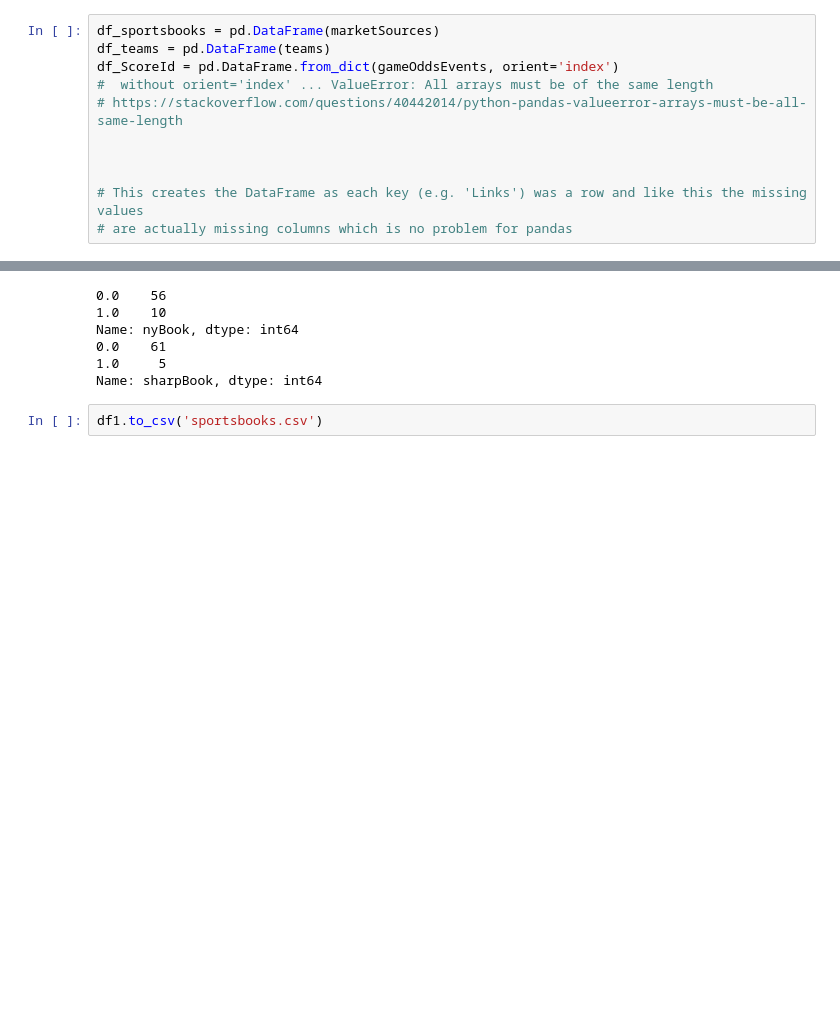
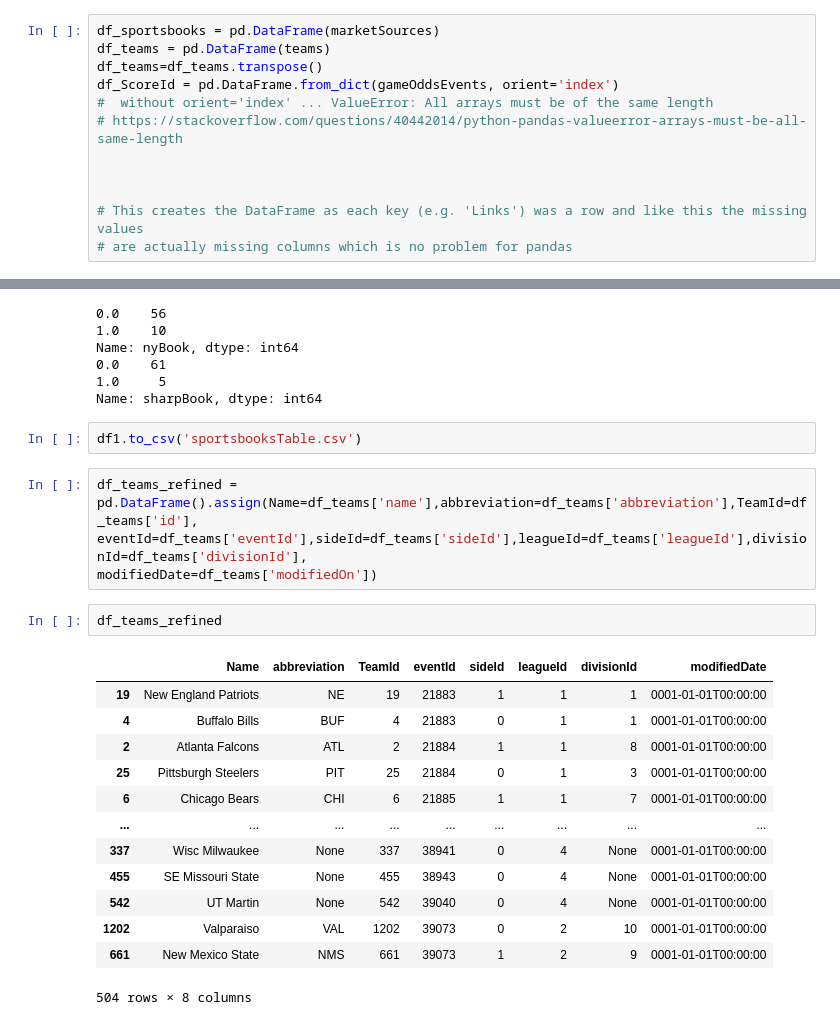
Before and after one commit to ammoore121/SportsBetting, a Jupyter notebook: Insomnia_Get_pull.ipynb, the cells around one changed output, grey strips where cells are left out. Drawn from its saved outputs; the diff is of its cells as text; blank space fills up the shorter version.

Commit message:
teams table and some event table work

```diff
--- a/Insomnia_Get_pull.ipynb
+++ b/Insomnia_Get_pull.ipynb
@@ -73,6 +73,7 @@ Circa
 # %%
 df_sportsbooks = pd.DataFrame(marketSources)
 df_teams = pd.DataFrame(teams)
+df_teams=df_teams.transpose()
 df_ScoreId = pd.DataFrame.from_dict(gameOddsEvents, orient='index')
 #  without orient='index' ... ValueError: All arrays must be of the same length
 # https://stackoverflow.com/questions/40442014/python-pandas-valueerror-arrays-must-be-all-same-length
@@ -172,4 +173,24 @@ Name: nyBook, dtype: int64
 1.0     5
 Name: sharpBook, dtype: int64
 # %%
-df1.to_csv('sportsbooks.csv')
+df1.to_csv('sportsbooksTable.csv')
+# %%
+df_teams_refined = pd.DataFrame().assign(Name=df_teams['name'],abbreviation=df_teams['abbreviation'],TeamId=df_teams['id'],
+eventId=df_teams['eventId'],sideId=df_teams['sideId'],leagueId=df_teams['leagueId'],divisionId=df_teams['divisionId'],
+modifiedDate=df_teams['modifiedOn'])
+# %%
+df_teams_refined
+# %% [output]
+|  | Name | abbreviation | TeamId | eventId | sideId | leagueId | divisionId | modifiedDate |
+| 19 | New England Patriots | NE | 19 | 21883 | 1 | 1 | 1 | 0001-01-01T00:00:00 |
+| 4 | Buffalo Bills | BUF | 4 | 21883 | 0 | 1 | 1 | 0001-01-01T00:00:00 |
+| 2 | Atlanta Falcons | ATL | 2 | 21884 | 1 | 1 | 8 | 0001-01-01T00:00:00 |
+| 25 | Pittsburgh Steelers | PIT | 25 | 21884 | 0 | 1 | 3 | 0001-01-01T00:00:00 |
+| 6 | Chicago Bears | CHI | 6 | 21885 | 1 | 1 | 7 | 0001-01-01T00:00:00 |
+| ... | ... | ... | ... | ... | ... | ... | ... | ... |
+| 337 | Wisc Milwaukee | None | 337 | 38941 | 0 | 4 | None | 0001-01-01T00:00:00 |
+| 455 | SE Missouri State | None | 455 | 38943 | 0 | 4 | None | 0001-01-01T00:00:00 |
+| 542 | UT Martin | None | 542 | 39040 | 0 | 4 | None | 0001-01-01T00:00:00 |
+| 1202 | Valparaiso | VAL | 1202 | 39073 | 0 | 2 | 10 | 0001-01-01T00:00:00 |
+| 661 | New Mexico State | NMS | 661 | 39073 | 1 | 2 | 9 | 0001-01-01T00:00:00 |
+504 rows × 8 columns
```
Also changed, not shown: parts of 7 cells of this notebook, 4 other files.
